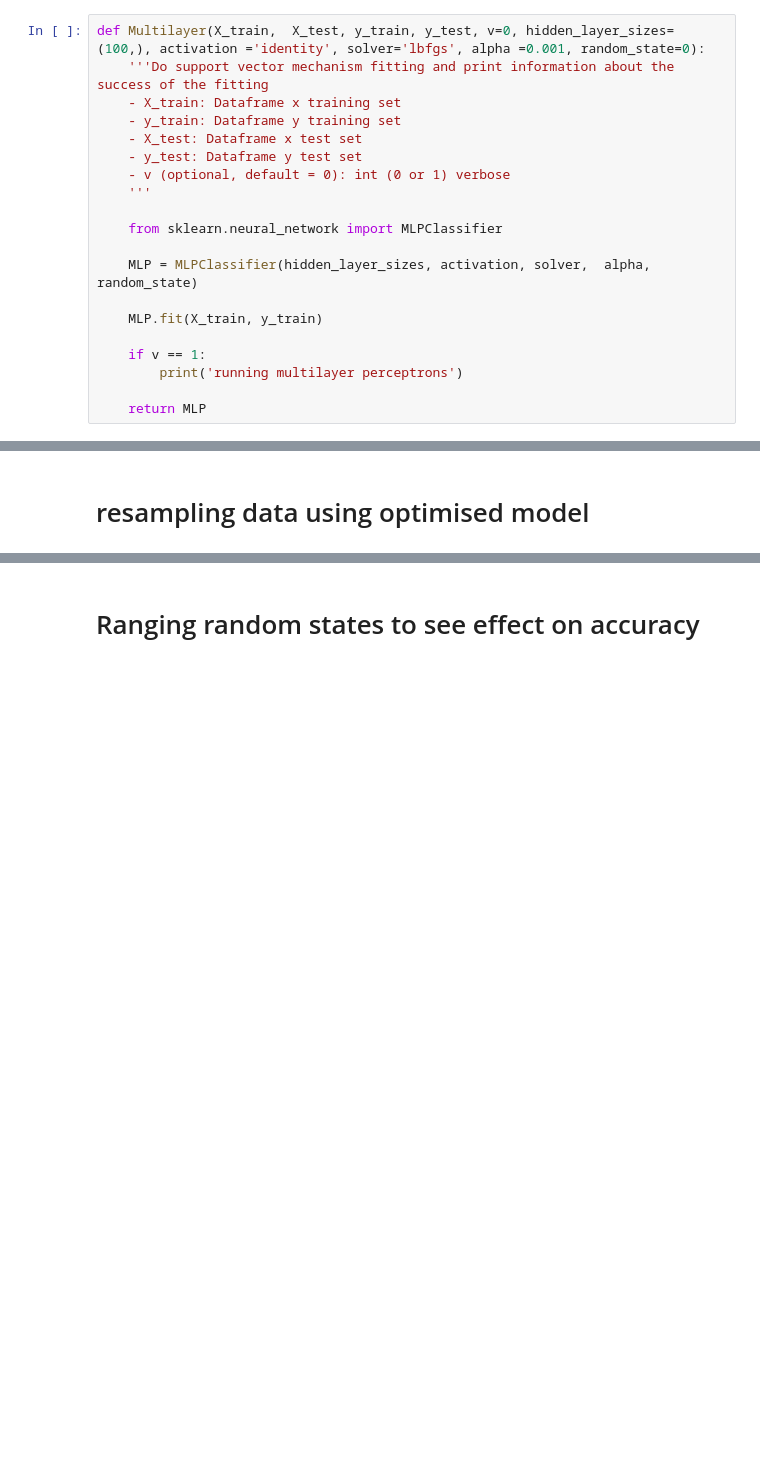
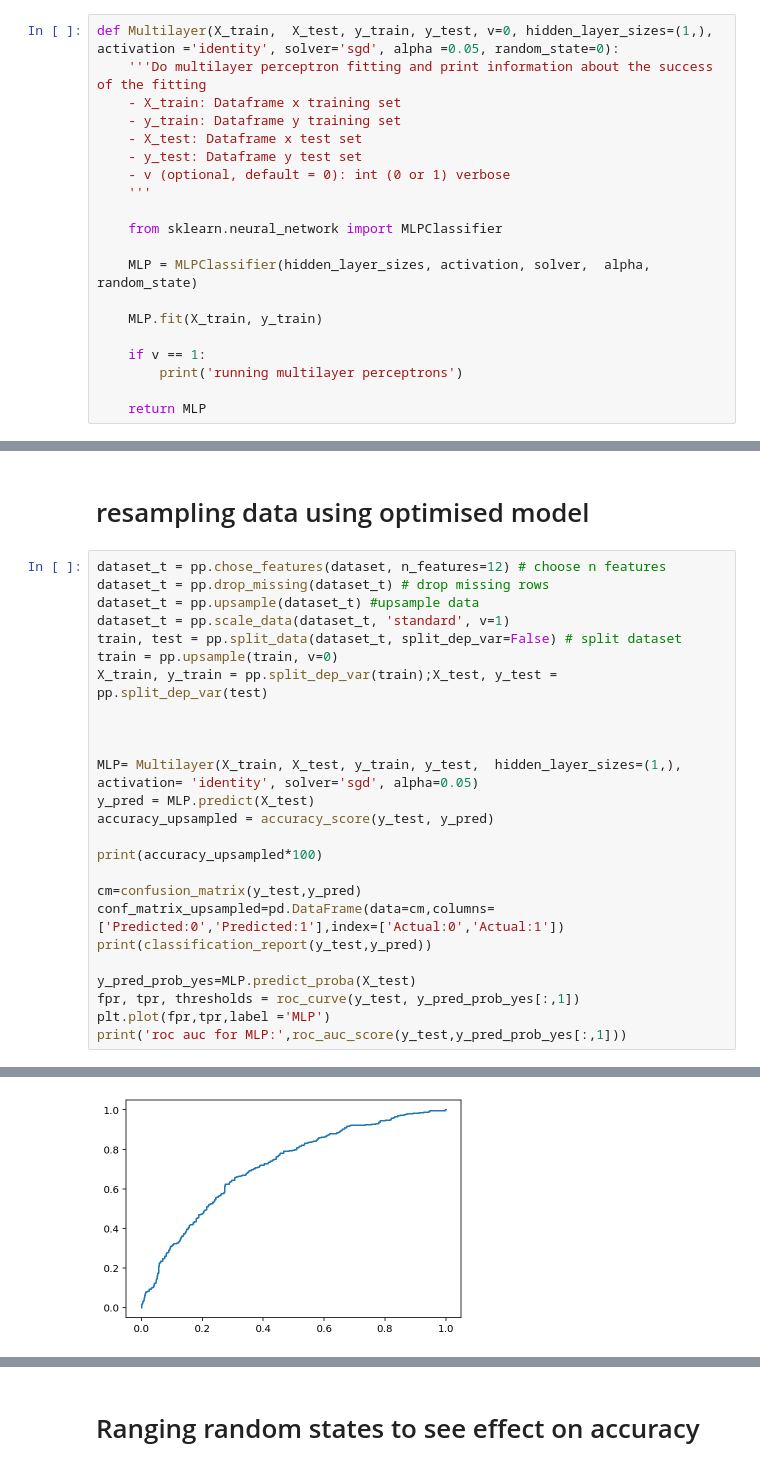
Before and after one commit to ljhowell/machine-learning_CHD, a Jupyter notebook: Neural_Networks.ipynb, the cells around one changed output, grey strips where cells are left out. Drawn from its saved outputs; the diff is of its cells as text; blank space fills up the shorter version.

```diff
--- a/Neural_Networks.ipynb
+++ b/Neural_Networks.ipynb
@@ -296,8 +288,8 @@ Text(0,0.5,'Accuracy')
 # %% [markdown]
 # Ranging value of alpha - to prevent bias
 # %%
-def Multilayer(X_train,  X_test, y_train, y_test, v=0, hidden_layer_sizes=(100,), activation ='identity', solver='lbfgs', alpha =0.001, random_state=0):
-    '''Do support vector mechanism fitting and print information about the success of the fitting
+def Multilayer(X_train,  X_test, y_train, y_test, v=0, hidden_layer_sizes=(1,), activation ='identity', solver='sgd', alpha =0.05, random_state=0):
+    '''Do multilayer perceptron fitting and print information about the success of the fitting
     - X_train: Dataframe x training set
     - y_train: Dataframe y training set
     - X_test: Dataframe x test set
@@ -416,3 +408,29 @@ Identity results in greatest accuracy
 Can be concluded that: alpha = 0.05, scaled data with 12 features and with (100,) hidden layer size results in the most accurate model.
 # %% [markdown]
 # resampling data using optimised model
+# %%
+dataset_t = pp.chose_features(dataset, n_features=12) # choose n features
+dataset_t = pp.drop_missing(dataset_t) # drop missing rows
+dataset_t = pp.upsample(dataset_t) #upsample data
+dataset_t = pp.scale_data(dataset_t, 'standard', v=1)
+train, test = pp.split_data(dataset_t, split_dep_var=False) # split dataset
+train = pp.upsample(train, v=0)
+X_train, y_train = pp.split_dep_var(train);X_test, y_test = pp.split_dep_var(test)
+
+
+
+MLP= Multilayer(X_train, X_test, y_train, y_test,  hidden_layer_sizes=(1,), activation= 'identity', solver='sgd', alpha=0.05)
+y_pred = MLP.predict(X_test)
+accuracy_upsampled = accuracy_score(y_test, y_pred)
+
+print(accuracy_upsampled*100)
+
+cm=confusion_matrix(y_test,y_pred)
+conf_matrix_upsampled=pd.DataFrame(data=cm,columns=['Predicted:0','Predicted:1'],index=['Actual:0','Actual:1'])
+print(classification_report(y_test,y_pred))
+
+y_pred_prob_yes=MLP.predict_proba(X_test)
+fpr, tpr, thresholds = roc_curve(y_test, y_pred_prob_yes[:,1])
+plt.plot(fpr,tpr,label ='MLP')
+print('roc auc for MLP:',roc_auc_score(y_test,y_pred_prob_yes[:,1]))
+# %% [output]
@@ -419 +450,2 @@ Can be concluded that: alpha = 0.05, scaled data with 12 features and with (100,
+[figure, added]
 # %%
```
Also changed, not shown: parts of 15 cells of this notebook, 6 other files.
